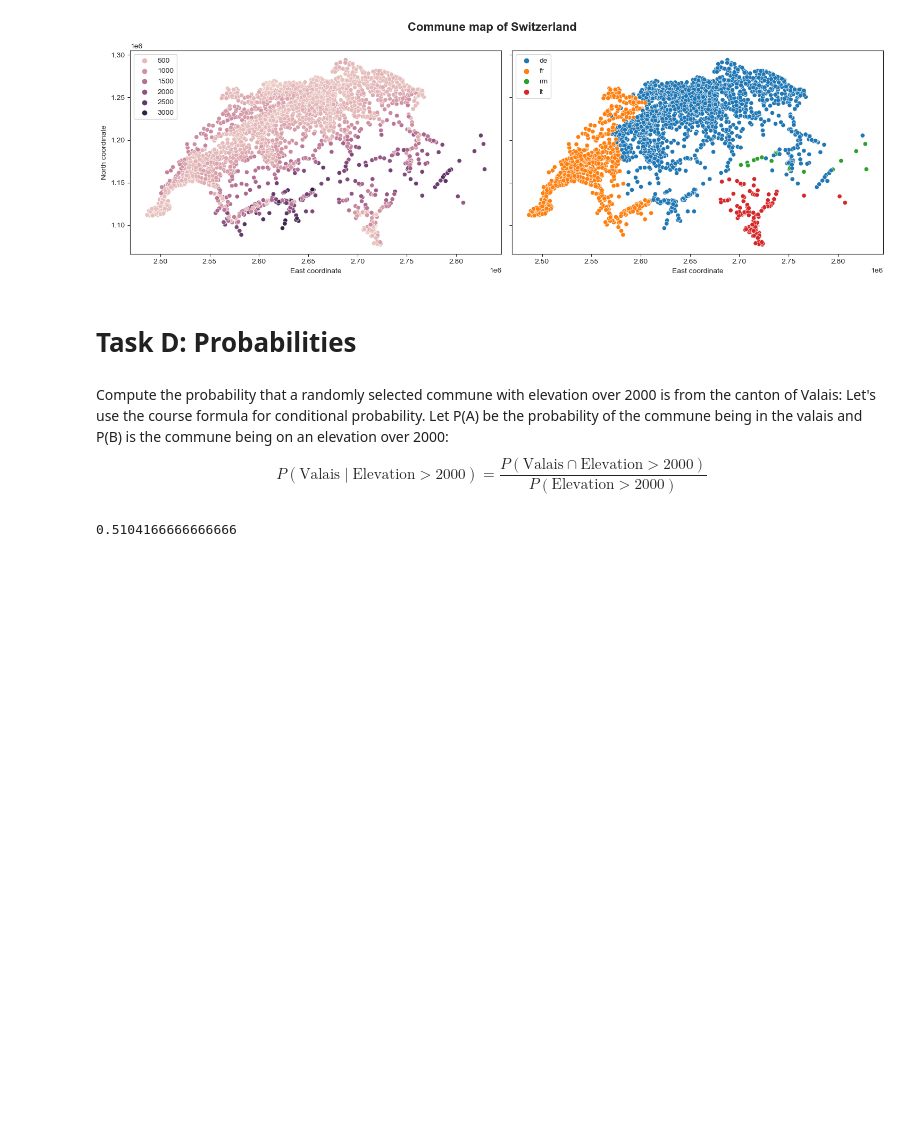
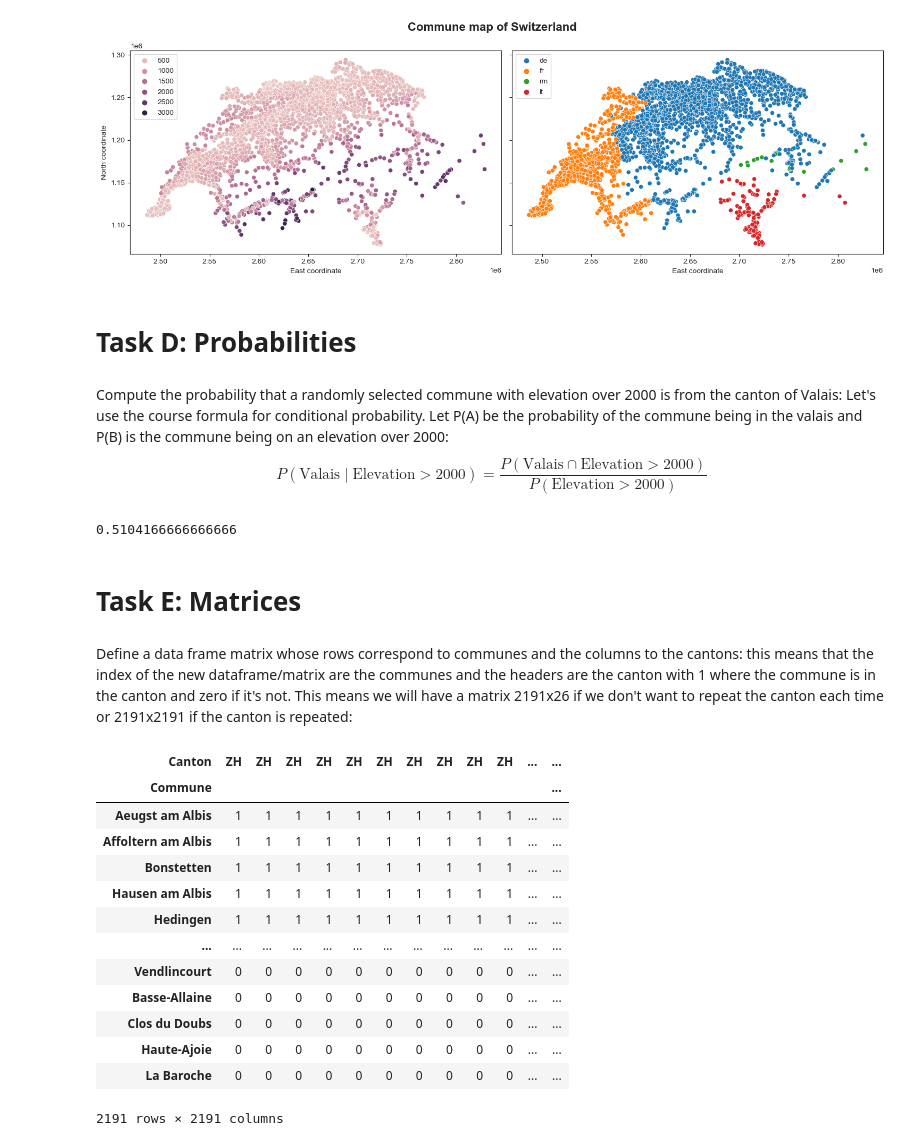
Before and after one commit to maharhandi/Intro_data_analysis, a Jupyter notebook: communes_solution.ipynb, the cells around one changed output. Drawn from its saved outputs; the diff is of its cells as text; code cells hidden in the pictures; blank space fills up the shorter version.

Commit message:
Finished Task E
Matrices

```diff
--- a/communes_solution.ipynb
+++ b/communes_solution.ipynb
@@ -480,3 +480,28 @@ p_ab = num_commune_valais/num_commune
 p_ab
 # %% [output]
 0.5104166666666666
+# %% [markdown]
+# Task E: Matrices
+# %% [markdown]
+Define a data frame matrix whose rows correspond to communes and the columns to the cantons: this means that the index of the new dataframe/matrix are the communes and the headers are the canton with 1 where the commune is in the canton and zero if it's not. This means we will have a matrix 2191x26 if we don't want to repeat the canton each time or 2191x2191 if the canton is repeated:
+# %%
+# Matrix 2191x2191:
+M = pd.DataFrame(0, index=df["Commune"], columns=df["Canton"])
+for commune, canton in zip(df["Commune"], df["Canton"]):
+    M.loc[commune, canton] = 1
+M
+# %% [output]
+| Canton | ZH | ZH | ZH | ZH | ZH | ZH | ZH | ZH | ZH | ZH | ... | ... |
+| Commune |  |  |  |  |  |  |  |  |  |  |  | ... |
+| Aeugst am Albis | 1 | 1 | 1 | 1 | 1 | 1 | 1 | 1 | 1 | 1 | ... | ... |
+| Affoltern am Albis | 1 | 1 | 1 | 1 | 1 | 1 | 1 | 1 | 1 | 1 | ... | ... |
+| Bonstetten | 1 | 1 | 1 | 1 | 1 | 1 | 1 | 1 | 1 | 1 | ... | ... |
+| Hausen am Albis | 1 | 1 | 1 | 1 | 1 | 1 | 1 | 1 | 1 | 1 | ... | ... |
+| Hedingen | 1 | 1 | 1 | 1 | 1 | 1 | 1 | 1 | 1 | 1 | ... | ... |
+| ... | ... | ... | ... | ... | ... | ... | ... | ... | ... | ... | ... | ... |
+| Vendlincourt | 0 | 0 | 0 | 0 | 0 | 0 | 0 | 0 | 0 | 0 | ... | ... |
+| Basse-Allaine | 0 | 0 | 0 | 0 | 0 | 0 | 0 | 0 | 0 | 0 | ... | ... |
+| Clos du Doubs | 0 | 0 | 0 | 0 | 0 | 0 | 0 | 0 | 0 | 0 | ... | ... |
+| Haute-Ajoie | 0 | 0 | 0 | 0 | 0 | 0 | 0 | 0 | 0 | 0 | ... | ... |
+| La Baroche | 0 | 0 | 0 | 0 | 0 | 0 | 0 | 0 | 0 | 0 | ... | ... |
+2191 rows × 2191 columns
```
Also changed, not shown: parts of 1 cell of this notebook.
